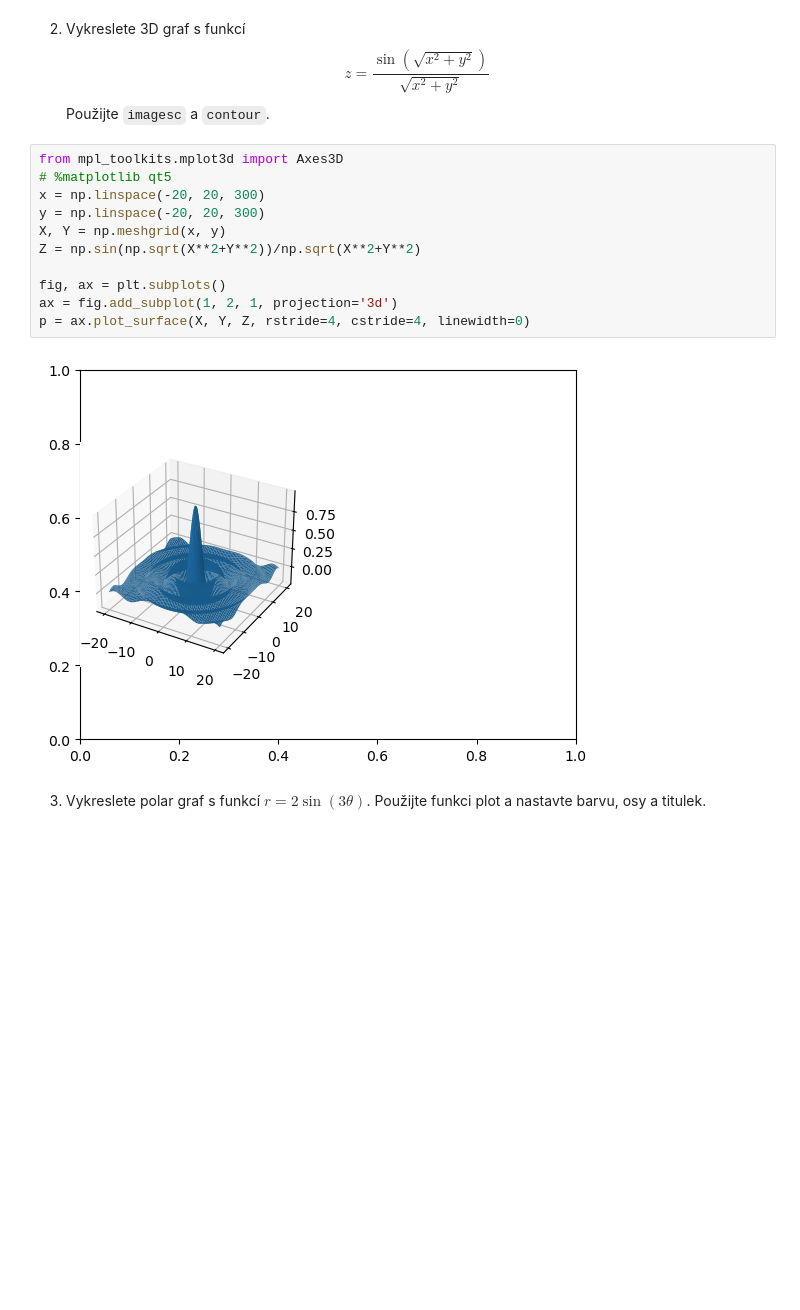
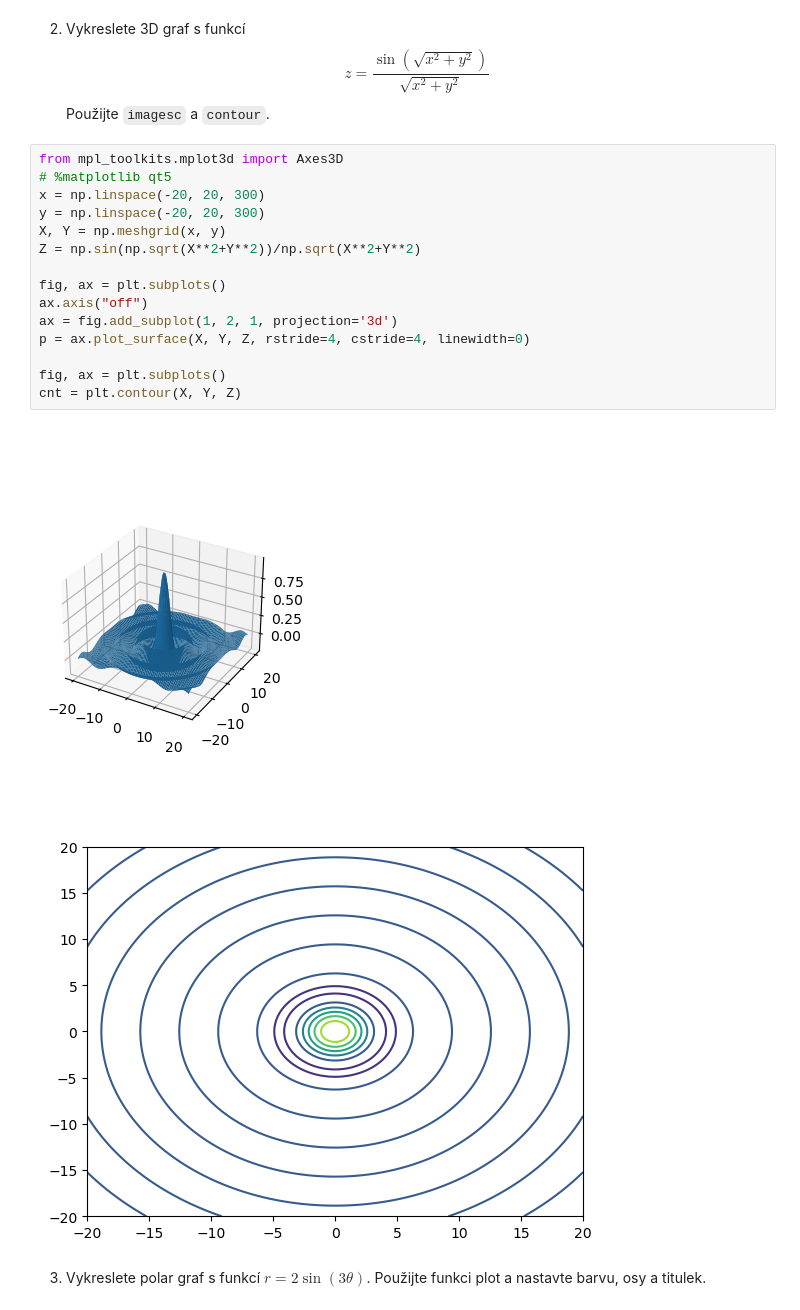
Before and after one commit to JonasKoziorek/VVP-koz0325, a Jupyter notebook: 04_ukoly.ipynb, the cells around one changed output. Drawn from its saved outputs; the diff is of its cells as text; blank space fills up the shorter version.

```diff
--- a/04_ukoly.ipynb
+++ b/04_ukoly.ipynb
@@ -18,16 +18,21 @@ plt.scatter(x,y, color = "black", s = 2)
 # %%
 from mpl_toolkits.mplot3d import Axes3D
 # %matplotlib qt5
 x = np.linspace(-20, 20, 300)
 y = np.linspace(-20, 20, 300)
 X, Y = np.meshgrid(x, y)
 Z = np.sin(np.sqrt(X**2+Y**2))/np.sqrt(X**2+Y**2)
 
 fig, ax = plt.subplots()
+ax.axis("off")
 ax = fig.add_subplot(1, 2, 1, projection='3d')
 p = ax.plot_surface(X, Y, Z, rstride=4, cstride=4, linewidth=0)
+
+fig, ax = plt.subplots()
+cnt = plt.contour(X, Y, Z)
 # %% [output]
-[figure, old version]
+[figure, new version]
+[figure, added]
 # %% [markdown]
 
 3. Vykreslete polar graf s funkcí $r = 2\sin(3θ)$. Použijte funkci plot a nastavte barvu, osy a titulek.
```
Also changed, not shown: parts of 11 cells of this notebook.
